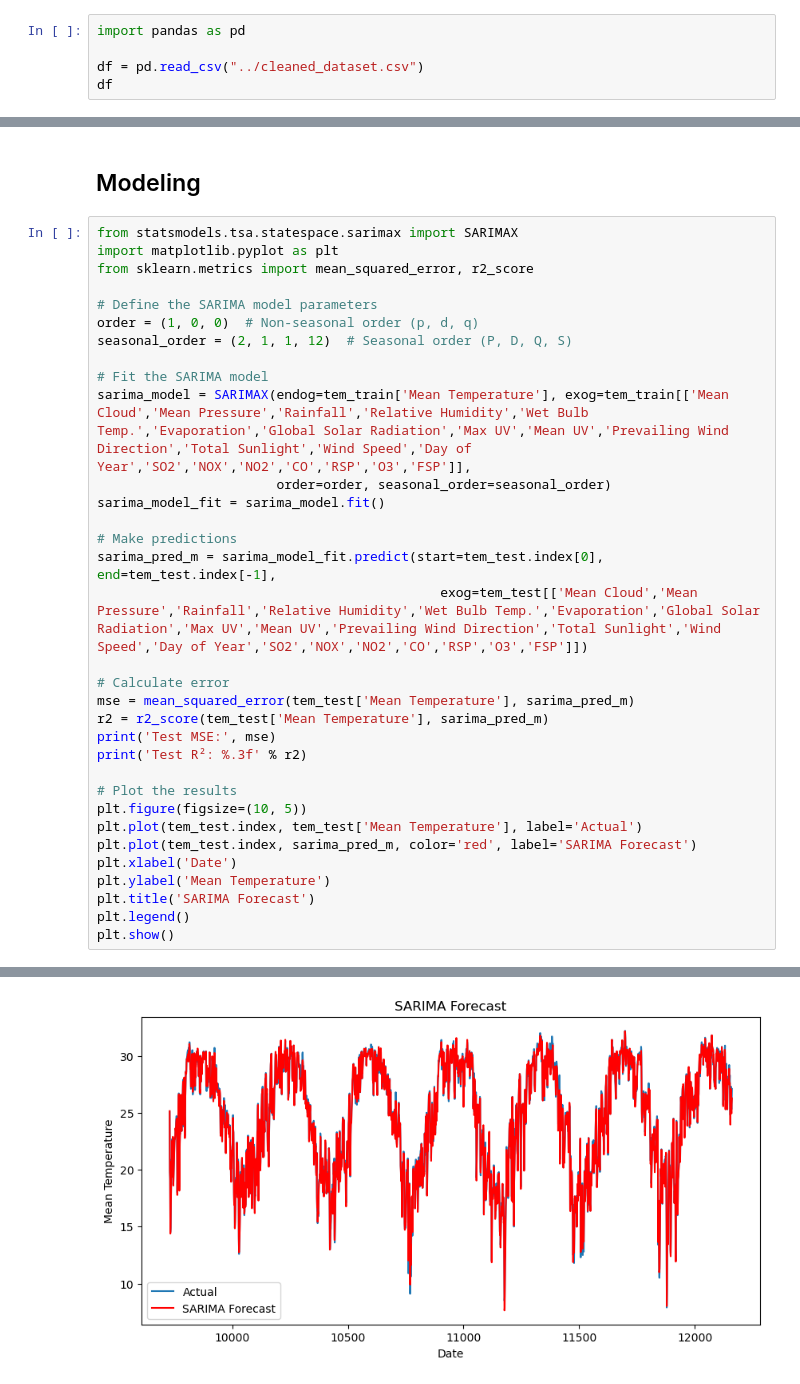
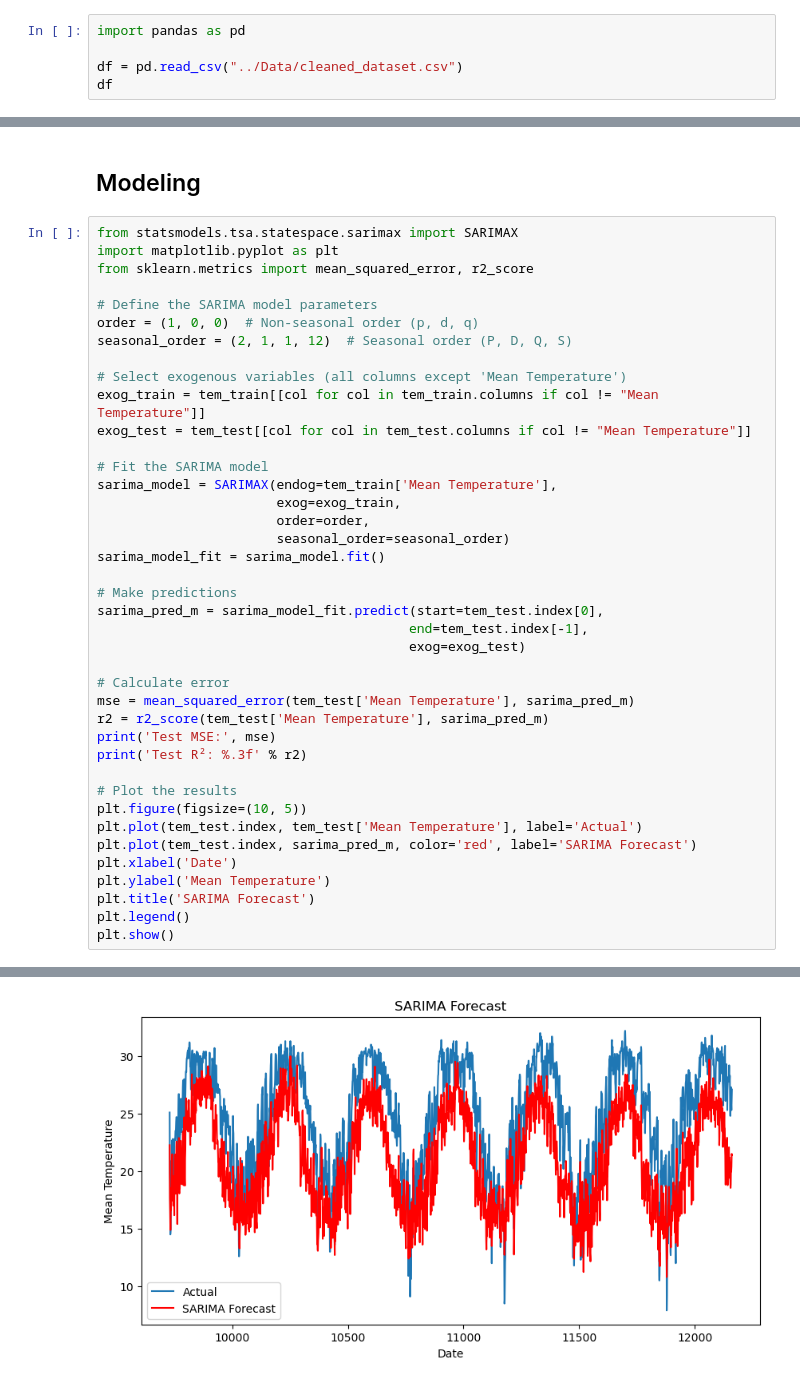
Before and after one commit to LCK1224/CDS_4001_Project_Group2, a Jupyter notebook: Salima_model/model.ipynb, the cells around one changed output, grey strips where cells are left out. Drawn from its saved outputs; the diff is of its cells as text.

```diff
--- a/Salima_model/model.ipynb
+++ b/Salima_model/model.ipynb
@@ -3,6 +3,6 @@
 # %%
 import pandas as pd
 
-df = pd.read_csv("../cleaned_dataset.csv")
+df = pd.read_csv("../Data/cleaned_dataset.csv")
 df
 # %% [output]
@@ -34,14 +43,21 @@ from sklearn.metrics import mean_squared_error, r2_score
 order = (1, 0, 0)  # Non-seasonal order (p, d, q)
 seasonal_order = (2, 1, 1, 12)  # Seasonal order (P, D, Q, S)
 
+# Select exogenous variables (all columns except 'Mean Temperature')
+exog_train = tem_train[[col for col in tem_train.columns if col != "Mean Temperature"]]
+exog_test = tem_test[[col for col in tem_test.columns if col != "Mean Temperature"]]
+
 # Fit the SARIMA model
-sarima_model = SARIMAX(endog=tem_train['Mean Temperature'], exog=tem_train[['Mean Cloud','Mean Pressure','Rainfall','Relative Humidity','Wet Bulb Temp.','Evaporation','Global Solar Radiation','Max UV','Mean UV','Prevailing Wind Direction','Total Sunlight','Wind Speed','Day of Year','SO2','NOX','NO2','CO','RSP','O3','FSP']],
-                       order=order, seasonal_order=seasonal_order)
+sarima_model = SARIMAX(endog=tem_train['Mean Temperature'],
+                       exog=exog_train,
+                       order=order,
+                       seasonal_order=seasonal_order)
 sarima_model_fit = sarima_model.fit()
 
 # Make predictions
-sarima_pred_m = sarima_model_fit.predict(start=tem_test.index[0], end=tem_test.index[-1],
-                                            exog=tem_test[['Mean Cloud','Mean Pressure','Rainfall','Relative Humidity','Wet Bulb Temp.','Evaporation','Global Solar Radiation','Max UV','Mean UV','Prevailing Wind Direction','Total Sunlight','Wind Speed','Day of Year','SO2','NOX','NO2','CO','RSP','O3','FSP']])
+sarima_pred_m = sarima_model_fit.predict(start=tem_test.index[0],
+                                        end=tem_test.index[-1],
+                                        exog=exog_test)
 
 # Calculate error
 mse = mean_squared_error(tem_test['Mean Temperature'], sarima_pred_m)
@@ -64,4 +80,4 @@ Test R²: 0.997
-[figure, old version]
+[figure, new version]
 # %%
 plt.figure(figsize=(10, 5))
 
```
Also changed, not shown: parts of 4 cells of this notebook, 6 other files.
